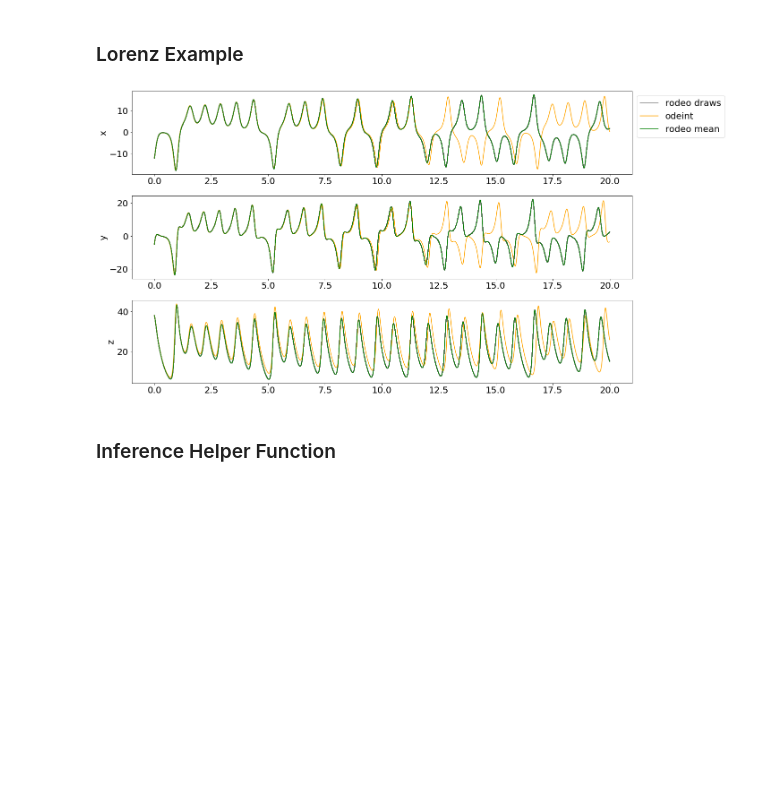
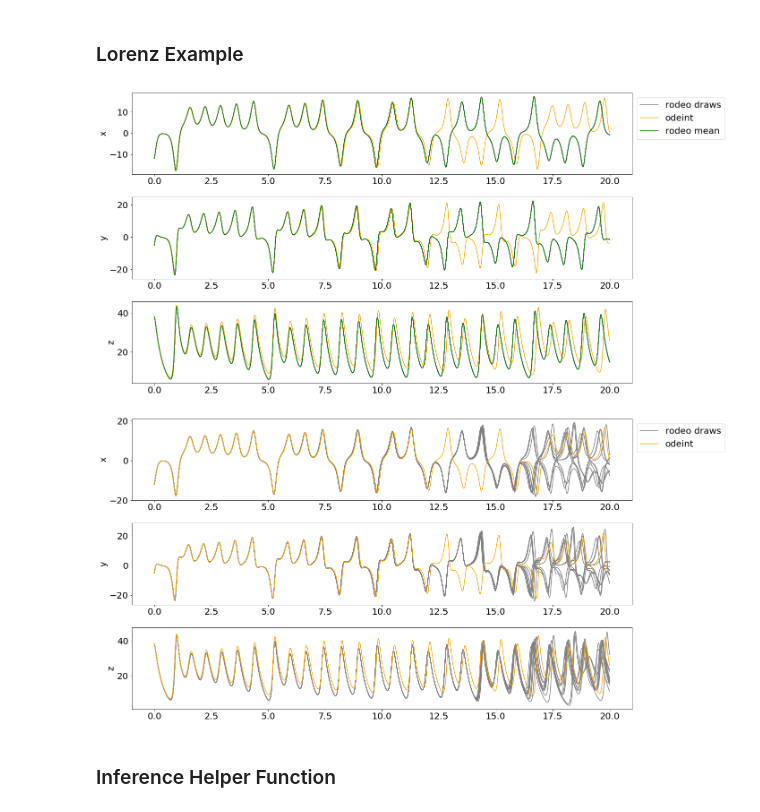
Before and after one commit to mlysy/rodeo-legacy, a Jupyter notebook: examples/Paper.ipynb, the cells around one changed output. Drawn from its saved outputs; the diff is of its cells as text; code cells hidden in the pictures; blank space fills up the shorter version.

```diff
--- a/examples/Paper.ipynb
+++ b/examples/Paper.ipynb
@@ -376,38 +379,41 @@ def lorenz_graph(fun, n_deriv, n_deriv_prior, tmin, tmax, n_eval, w_mat, tau, si
     return fig
 # %%
 import numpy as np
+import jax
+import jax.numpy as jnp
+from jax import random
 import matplotlib.pyplot as plt
 from scipy.integrate import odeint
 
 from rodeo.car import car_init
 from rodeo.ibm import ibm_init
-from rodeo.cython.KalmanODE import KalmanODE
+from rodeo.jax.KalmanODE import *
 from rodeo.utils import indep_init, zero_pad
-#from lorenz_graph import lorenz_graph
+from lorenz_graph import lorenz_graph
 
 # RHS of ODE
-def lorenz(X, t, theta, out=None):
-    if out is None:
-        out = np.empty(3)
+def lorenz(X, t, theta):
     rho, sigma, beta = theta
     p = len(X)//3
     x, y, z = X[p*0], X[p*1], X[p*2]
-    out[0] = -sigma*x + sigma*y
-    out[1] = rho*x - y -x*z
-    out[2] = -beta*z + x*y
-    return out
+    dx = -sigma*x + sigma*y
+    dy = rho*x - y -x*z
+    dz = -beta*z + x*y
+    return jnp.array([dx, dy, dz])
 
 def lorenz_example(load_calcs=False):
     r"Produces the graph in Figure 2 of the paper."
+    # Produce a Pseudo-RNG key
+    key = random.PRNGKey(0)
 
     # theta for this example
-    theta = np.array([28, 10, 8/3])
+    theta = jnp.array([28, 10, 8/3])
 
     # Initial value, x0, for the IVP
     x0 = [-12, -5, 38]
     v0 = [70, 125, -124/3]
     X0 = np.column_stack([x0, v0])
-    init = np.ravel([X0[:, 0], X0[:, 1]], order='F')
+
     # prior process definition
     n_deriv = [1, 1, 1] # number of derivatives in IVP
     n_deriv_prior = [3, 3, 3] # number of derivatives in IBM prior
@@ -415,38 +421,39 @@ def lorenz_example(load_calcs=False):
     # LHS Matrix of ODE
     W_mat = np.zeros((len(n_deriv), sum(n_deriv)+len(n_deriv)))
     for i in range(len(n_deriv)): W_mat[i, sum(n_deriv[:i])+i+1] = 1
 
     # Time interval on which a solution is sought.
     tmin = 0
     tmax = 20
 
     # The rest of the parameters can be tuned according to ODE
     # For this problem, we will use
     tau = np.array([1.3, 1.3, 1.3])
     sigma = np.array([.1, .1, .1])
 
     n_points = 5000 # number of steps in which to discretize the time interval.
 
     # Produce the graph in Figure 2
     # set font size
     plt.rcParams.update({'font.size': 20})
-    draws = 1000
+    draws = 10
     method = "rodeo"
     figure = lorenz_graph(lorenz, n_deriv, n_deriv_prior, tmin, tmax, n_points, W_mat, tau, sigma, X0, theta, draws, method, load_calcs)
     figure.tight_layout()
-    figure.savefig('figures/lorenzfigure.pdf')
+    #figure.savefig('figures/lorenzfigure.pdf')
 
     method = "chkrebtii"
     figure = lorenz_graph(lorenz, n_deriv, n_deriv_prior, tmin, tmax, n_points, W_mat, tau, sigma, X0, theta, draws, method, load_calcs)
     figure.tight_layout()
-    figure.savefig('figures/lorenzfigure2.pdf')
+    #figure.savefig('figures/lorenzfigure2.pdf')
 
     return
 
 if __name__ == '__main__':
-    lorenz_example(True)
+    lorenz_example(False)
 # %% [output]
-[figure, old version]
+[figure, new version]
+[figure, added]
 # %% [markdown]
 ### Inference Helper Function
 # %%
```
Also changed, not shown: parts of 7 cells of this notebook, 28 other files.
